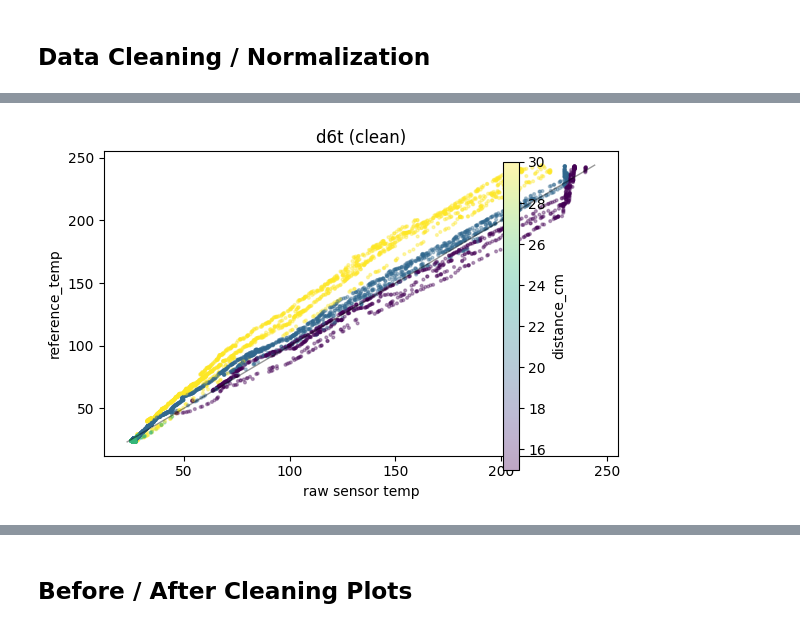
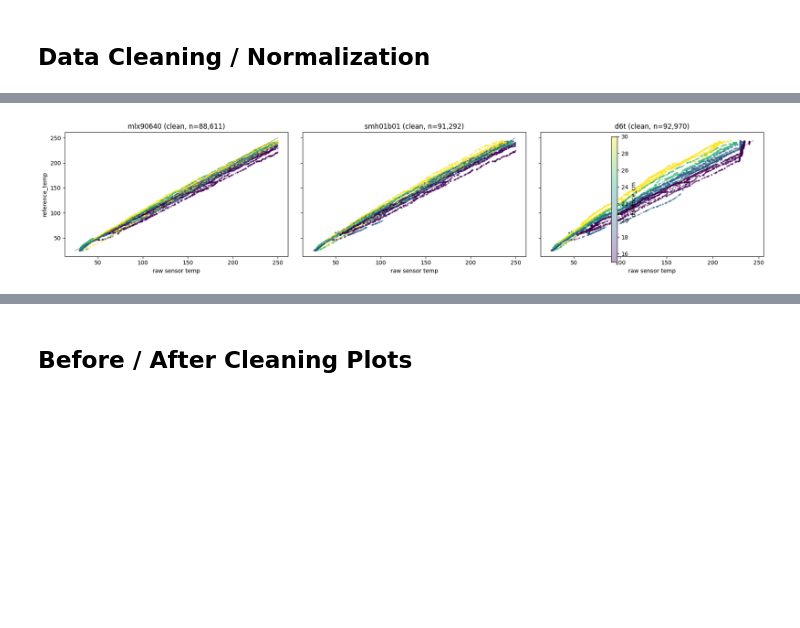
Before and after one commit to hai125125/test_cam_temp_v2_omron, a Jupyter notebook: notebooks/train_calibration.ipynb, the cells around one changed output, grey strips where cells are left out. Drawn from its saved outputs; the diff is of its cells as text; code cells hidden in the pictures; blank space fills up the shorter version.

```diff
--- a/notebooks/train_calibration.ipynb
+++ b/notebooks/train_calibration.ipynb
@@ -30,7 +30,7 @@ REPORTS_DIR.mkdir(exist_ok=True)
 
 ENABLE_CLEANING = True
 CLEANING_STRICTNESS = 'medium'
-TRAIN_D6T_ONLY = True
+# Train each sensor independently so sensor-specific logs are all usable.
 
 MIN_TEMP = 20.0
 MAX_TEMP = 250.0
@@ -41,12 +41,19 @@ ROLLING_WINDOW = 15
 ROLLING_DEV_REF = 5.0
 ROLLING_DEV_SENSOR = 10.0
 MAX_REMOVED_FRACTION_WARNING = 0.20
+MAX_MEAN_ABS_PERCENT_OF_GDM = 5.0
+EXPORT_COMBINED_CLEAN_DATA = False
+INCLUDE_D6T_REPORT_FILES = False
 
 SIMPLE_CSV_RE = re.compile(r'^log_(?P<distance>\d+)cm\.csv$')
 RANGED_CSV_RE = re.compile(r'^log_(?P<distance>\d+)cm_(?P<start>\d+(?:\.\d+)?)_to_(?P<end>\d+(?:\.\d+)?)\.csv$')
 D6T_REPORT_RE = re.compile(r'^log_d6t_(?P<distance>\d+)cm_report\.csv$', re.IGNORECASE)
 SENSORS = {'mlx90640': 'mlx90640_max', 'smh01b01': 'smh01b01_max', 'd6t': 'd6t_raw'}
-ACTIVE_SENSORS = {'d6t': 'd6t_raw'} if TRAIN_D6T_ONLY else SENSORS
+TRAIN_SENSOR_NAMES = ['mlx90640', 'smh01b01', 'd6t']
+ACTIVE_SENSORS = {sensor: SENSORS[sensor] for sensor in TRAIN_SENSOR_NAMES}
+DISABLE_DISTANCE_FOR_SENSORS = set()
+PER_DISTANCE_MODEL_SENSORS = set()
+DISABLE_RESIDUAL_OUTLIER_FOR_SENSORS = {'d6t'}
 REQUIRED_COLUMNS = ['timestamp', 'reference_temp', 'mlx90640_max', 'smh01b01_max', 'd6t_raw']
 # %%
 def parse_file_meta(path: Path) -> dict | None:
@@ -179,13 +180,23 @@ c:\Users\admin\Documents\PlatformIO\Projects\Test_cam_temp\log_d6t_20cm_report.c
 c:\Users\admin\Documents\PlatformIO\Projects\Test_cam_temp\log_d6t_25cm_report.csv
 c:\Users\admin\Documents\PlatformIO\Projects\Test_cam_temp\log_d6t_30cm_report.csv
 # %%
+
 # Data checks on raw loaded data.
 check_columns = ['timestamp', 'reference_temp', 'mlx90640_max', 'smh01b01_max', 'd6t_raw', 'distance_cm', 'direction', 'csv_format']
 display(df_raw[check_columns].isna().sum().rename('nan_count').to_frame())
 display(df_raw[['reference_temp', 'mlx90640_max', 'smh01b01_max', 'd6t_raw', 'distance_cm']].describe(percentiles=[0.01, 0.05, 0.5, 0.95, 0.99]).T)
-active_raw_cols = ['reference_temp', 'distance_cm'] + list(ACTIVE_SENSORS.values())
-bad = df_raw[(~np.isfinite(df_raw[active_raw_cols]).all(axis=1)) | df_raw['reference_temp'].lt(-40) | df_raw['reference_temp'].gt(350) | df_raw[list(ACTIVE_SENSORS.values())].lt(-40).any(axis=1) | df_raw[list(ACTIVE_SENSORS.values())].gt(400).any(axis=1)]
-print(f'Suspicious rows for active sensors: {len(bad):,}'); display(bad.head(20))
+qc_rows = []
+for sensor, raw_col in ACTIVE_SENSORS.items():
+    needed = ['reference_temp', 'distance_cm', raw_col]
+    bad_mask = (~np.isfinite(df_raw[needed]).all(axis=1)) | df_raw['reference_temp'].lt(-40) | df_raw['reference_temp'].gt(350) | df_raw[raw_col].lt(-40) | df_raw[raw_col].gt(400)
+    qc_rows.append({'sensor': sensor, 'raw_col': raw_col, 'suspicious_rows': int(bad_mask.sum()), 'usable_rows': int((~bad_mask).sum())})
+qc_df = pd.DataFrame(qc_rows)
+display(qc_df)
+for sensor, raw_col in ACTIVE_SENSORS.items():
+    needed = ['reference_temp', 'distance_cm', raw_col]
+    bad_mask = (~np.isfinite(df_raw[needed]).all(axis=1)) | df_raw['reference_temp'].lt(-40) | df_raw['reference_temp'].gt(350) | df_raw[raw_col].lt(-40) | df_raw[raw_col].gt(400)
+    print(f'Suspicious rows for {sensor}: {int(bad_mask.sum()):,}')
+    display(df_raw.loc[bad_mask, check_columns].head(10))
 # %% [output]
 |  | nan_count |
 | timestamp | 0 |
@@ -316,13 +377,18 @@ display(cleaning_stats); display(removed_by_source); display(removed_by_distance
 # %%
-# Quick plots: sensor raw vs reference, after optional cleaning.
-plot_df = TRAIN_DF.sample(min(len(TRAIN_DF), 12000), random_state=7) if len(TRAIN_DF) > 12000 else TRAIN_DF
+
+# Quick plots: each sensor uses its own raw/clean training rows.
 fig, axes = plt.subplots(1, len(ACTIVE_SENSORS), figsize=(6 * len(ACTIVE_SENSORS), 4), sharey=True)
 if len(ACTIVE_SENSORS) == 1: axes = [axes]
+sc = None
 for ax, (sensor, col) in zip(axes, ACTIVE_SENSORS.items()):
+    train_df = TRAIN_DF_BY_SENSOR[sensor]
+    plot_df = train_df.sample(min(len(train_df), 12000), random_state=7) if len(train_df) > 12000 else train_df
     sc = ax.scatter(plot_df[col], plot_df['reference_temp'], c=plot_df['distance_cm'], s=4, alpha=0.35, cmap='viridis')
     lo = np.nanmin([plot_df[col].min(), plot_df['reference_temp'].min()]); hi = np.nanmax([plot_df[col].max(), plot_df['reference_temp'].max()])
-    ax.plot([lo, hi], [lo, hi], color='black', lw=1, alpha=0.4); ax.set_title(f'{sensor} ({TRAIN_DF_NAME})'); ax.set_xlabel('raw sensor temp')
-axes[0].set_ylabel('reference_temp'); fig.colorbar(sc, ax=axes, label='distance_cm'); plt.tight_layout()
+    ax.plot([lo, hi], [lo, hi], color='black', lw=1, alpha=0.4); ax.set_title(f'{sensor} ({TRAIN_DF_NAME}, n={len(train_df):,})'); ax.set_xlabel('raw sensor temp')
+axes[0].set_ylabel('reference_temp')
+if sc is not None: fig.colorbar(sc, ax=axes, label='distance_cm')
+plt.tight_layout()
 # %% [output]
-[figure, old version]
+[figure, new version]
 # %%
```
Also changed, not shown: parts of 13 cells of this notebook, 8 other files.
